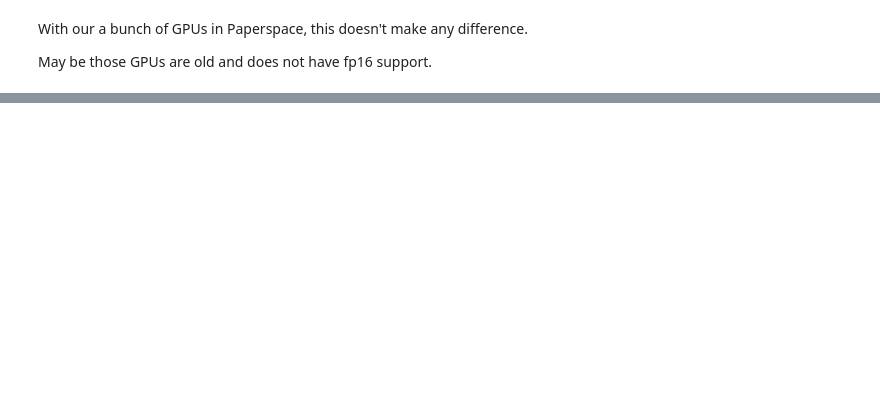
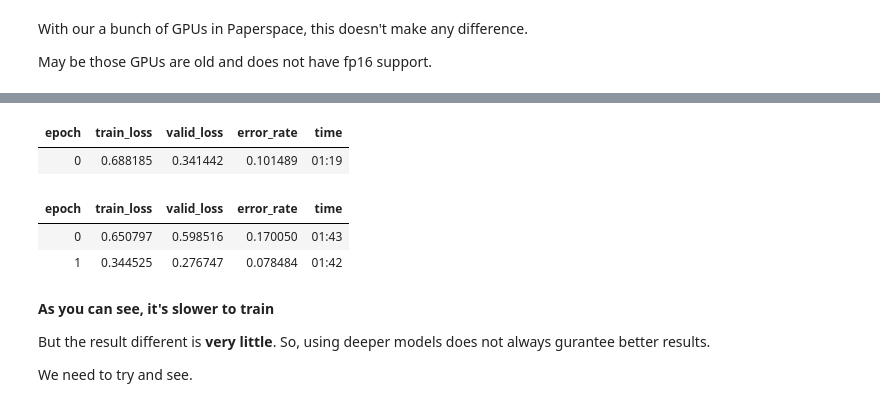
Before and after one commit to arunoda/fastai-v4, a Jupyter notebook: 05.3-optimizations.ipynb, the cells around one changed output, grey strips where cells are left out. Cells and saved outputs as stored; diff of their text form; code cells hidden in the pictures; blank space fills up the shorter version.

```diff
--- a/05.3-optimizations.ipynb
+++ b/05.3-optimizations.ipynb
@@ -119,0 +128,2 @@ May be those GPUs are old and does not have fp16 support.
+# %%
+learn4 = cnn_learner(dls, resnet152, metrics=error_rate)
@@ -119,0 +132,15 @@ May be those GPUs are old and does not have fp16 support.
+# %%
+learn4.fine_tune(2, base_lr=opt_lr)
+# %% [output]
+| epoch | train_loss | valid_loss | error_rate | time |
+| 0 | 0.688185 | 0.341442 | 0.101489 | 01:19 |
+| epoch | train_loss | valid_loss | error_rate | time |
+| 0 | 0.650797 | 0.598516 | 0.170050 | 01:43 |
+| 1 | 0.344525 | 0.276747 | 0.078484 | 01:42 |
+# %% [markdown]
+**As you can see, it's slower to train**
+
+But the result different is **very little**.
+So, using deeper models does not always gurantee better results.
+
+We need to try and see.
```
Also changed, not shown: parts of 9 cells of this notebook, 1 other file.
